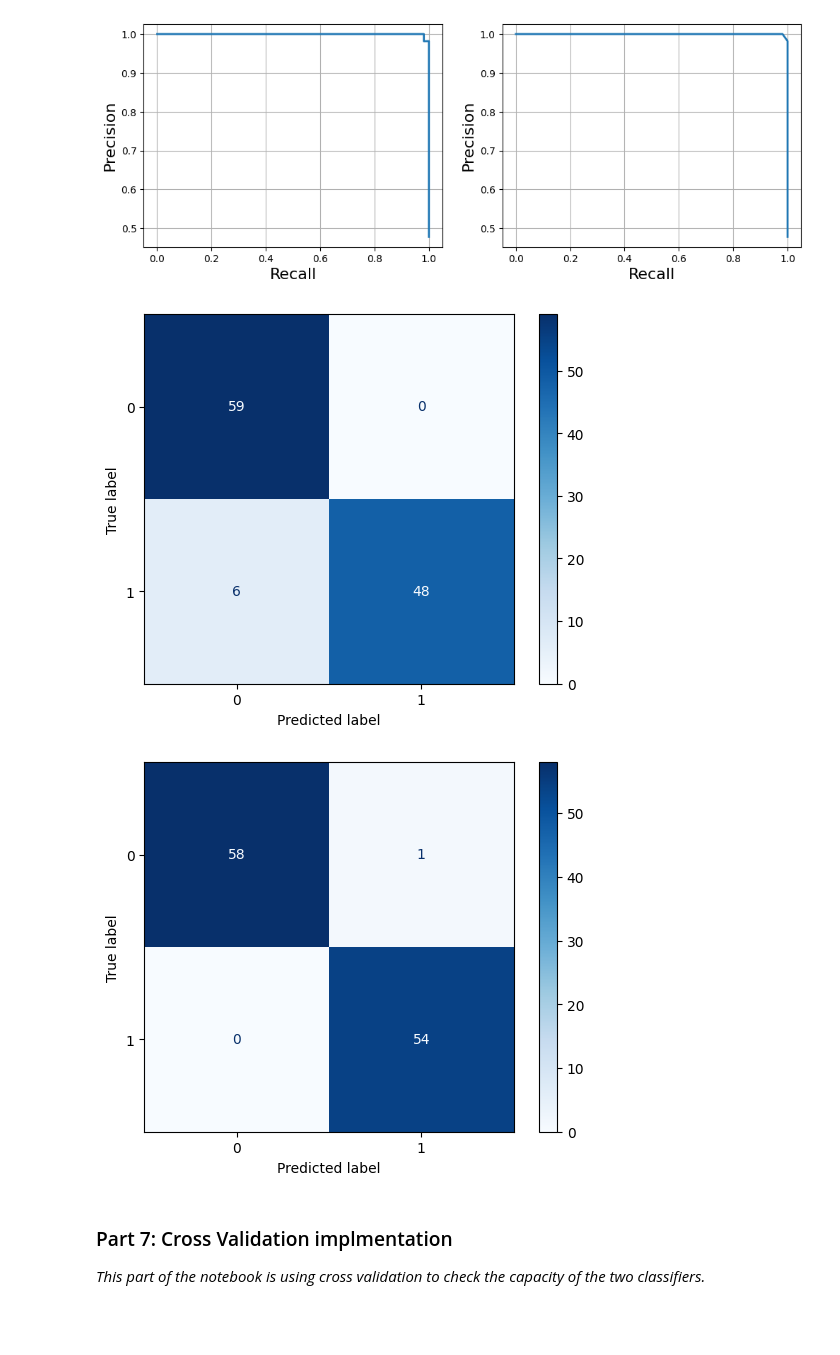
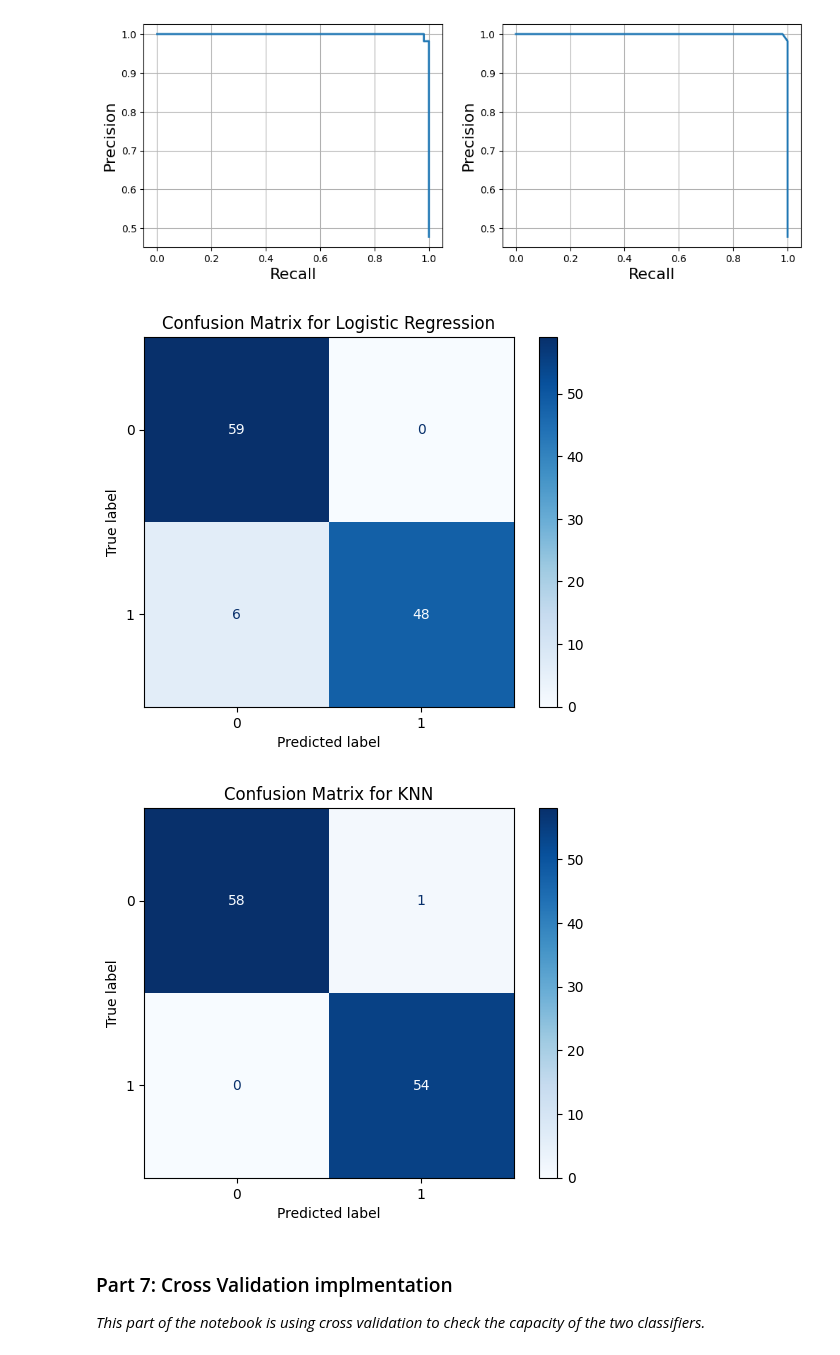
Before and after one commit to julietgrantham/CITS5508, a Jupyter notebook: Assignment 1/assignment1.ipynb, the cells around one changed output. Saved outputs shown, nothing was run; the diff lists cells and outputs as text; code cells hidden in the pictures; blank space fills up the shorter version.

```diff
--- a/Assignment 1/assignment1.ipynb
+++ b/Assignment 1/assignment1.ipynb
@@ -233,5 +309,5 @@ df_training_min_max_binary = df_training_min_max_binary.copy()
 df_testing_min_max_binary = df_testing_min_max_binary.copy()
 
 # set class 'd' to be 0, class 's' to be 1
-df_training_min_max_binary['class'] = df_training_min_max_binary['class'].apply(lambda x: 1 if x == 'd' else 0)
-df_testing_min_max_binary['class'] = df_testing_min_max_binary['class'].apply(lambda x: 1 if x == 'd' else 0)
+df_training_min_max_binary['class'] = df_training_min_max_binary['class'].apply(lambda x: 0 if x == 'd' else 1)
+df_testing_min_max_binary['class'] = df_testing_min_max_binary['class'].apply(lambda x: 0 if x == 'd' else 1)
@@ -520,0 +680,33 @@ plt.show()
+# %%
+# Then, decision boundary of the models that trained on feature 'b5' is inspected.
+
+#enerate even spaced 1000 datapoints between maximum and minimum values of b2
+arr_x_new = np.linspace(df_training_min_max_binary_x['b5'].min() - 0.4,
+                            df_training_min_max_binary_x['b5'].max() + 0.4,
+                            1000)
+arr_x_new = arr_x_new.T
+
+#create probability for each class based on the linespaced feature values
+arr_y_proba = log_reg_b5.predict_proba(arr_x_new.reshape(-1,1))
+
+#create probability for the testing set
+arr_testing_x = np.ravel(df_testing_min_max_binary_x['b5'])
+arr_testing_y = np.ravel(df_testing_min_max_binary_y)
+arr_test_proba = log_reg_b5.predict_proba(arr_testing_x.reshape(-1,1))
+arr_y_pred_min_max_log = log_reg_b5.predict(arr_testing_x.reshape(-1, 1))
+
+
+#find decision boundary
+int_boundary = arr_x_new[:][arr_y_proba[:, 0]>=0.5].min()
+
+fig = plt.figure(figsize=(12,4))
+
+plt.subplot(1, 2, 1)
+plot_decision_boundary(arr_x_new,arr_y_proba,int_boundary,arr_testing_y,arr_testing_x,arr_test_proba,"actual")
+plt.title('Decision Boundary of b5 & Actual testing labels')
+
+plt.subplot(1, 2, 2)
+plot_decision_boundary(arr_x_new,arr_y_proba,int_boundary,arr_y_pred_min_max_log,arr_testing_x,arr_test_proba,"pred")
+plt.title('Decision Boundary of b5 & Predicted testing labels')
+
+plt.show()
@@ -801,19 +1018,22 @@ plt.show()
 # %%
 from sklearn.metrics import confusion_matrix, ConfusionMatrixDisplay
 
 conf_mx_knn = confusion_matrix(np.ravel(df_testing_min_max_binary_y), arr_y_pred_min_max_knn)
 conf_mx_log = confusion_matrix(np.ravel(df_testing_min_max_binary_y), arr_y_pred_min_max_log)
 
 disp_log = ConfusionMatrixDisplay(confusion_matrix=conf_mx_log, display_labels=[0, 1])
-disp_log.plot(cmap=plt.cm.Blues)
+disp_log.plot(cmap=plt.cm.Blues, )
+disp_log.ax_.set_title('Confusion Matrix for Logistic Regression')
+
 
 disp_knn = ConfusionMatrixDisplay(confusion_matrix=conf_mx_knn, display_labels=[0, 1])
 disp_knn.plot(cmap=plt.cm.Blues)
+disp_knn.ax_.set_title('Confusion Matrix for KNN')
 
 plt.show()
 # %% [output]
-[figure, old version]
+[figure, new version]
-[figure, old version]
+[figure, new version]
 # %% [markdown]
 ### Part 7: Cross Validation implmentation
 _This part of the notebook is using cross validation to check the capacity of the two classifiers._
```
Also changed, not shown: parts of 59 cells of this notebook.
